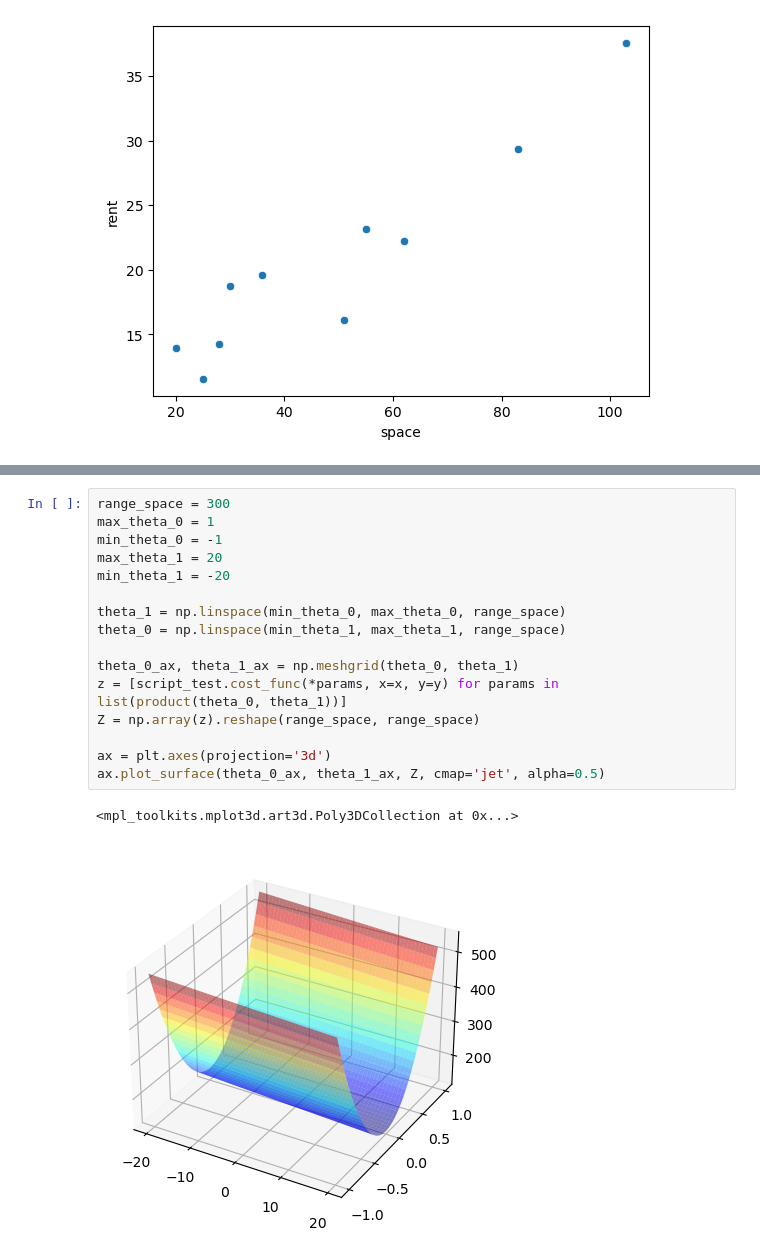
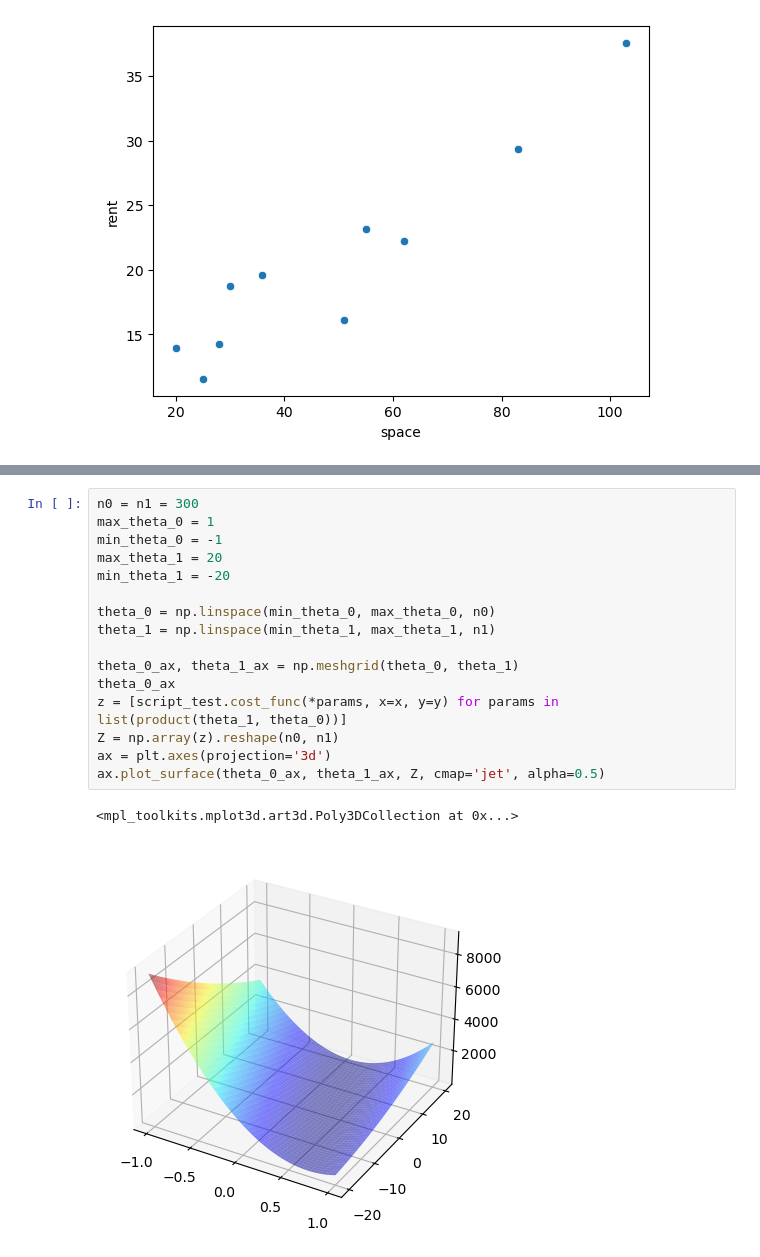
Before and after one commit to takuya178/python_machine_lerning, a Jupyter notebook: LinerRegression/test.ipynb, the cells around one changed output, grey strips where cells are left out. Drawn from its saved outputs; the diff is of its cells as text.

```diff
--- a/LinerRegression/test.ipynb
+++ b/LinerRegression/test.ipynb
@@ -35,19 +40,19 @@ script_test.cost_func(5, 7, x, y)
 # %%
-range_space = 300
+n0 = n1 = 300
 max_theta_0 = 1
 min_theta_0 = -1
 max_theta_1 = 20
 min_theta_1 = -20
 
-theta_1 = np.linspace(min_theta_0, max_theta_0, range_space)
-theta_0 = np.linspace(min_theta_1, max_theta_1, range_space)
+theta_0 = np.linspace(min_theta_0, max_theta_0, n0)
+theta_1 = np.linspace(min_theta_1, max_theta_1, n1)
 
 theta_0_ax, theta_1_ax = np.meshgrid(theta_0, theta_1)
-z = [script_test.cost_func(*params, x=x, y=y) for params in list(product(theta_0, theta_1))]
-Z = np.array(z).reshape(range_space, range_space)
-
+theta_0_ax
+z = [script_test.cost_func(*params, x=x, y=y) for params in list(product(theta_1, theta_0))]
+Z = np.array(z).reshape(n0, n1)
 ax = plt.axes(projection='3d')
 ax.plot_surface(theta_0_ax, theta_1_ax, Z, cmap='jet', alpha=0.5)
 # %% [output]
 <mpl_toolkits.mplot3d.art3d.Poly3DCollection at 0x...>
-[figure, old version]
+[figure, new version]
```
Also changed, not shown: parts of 5 cells of this notebook, 2 other files.
